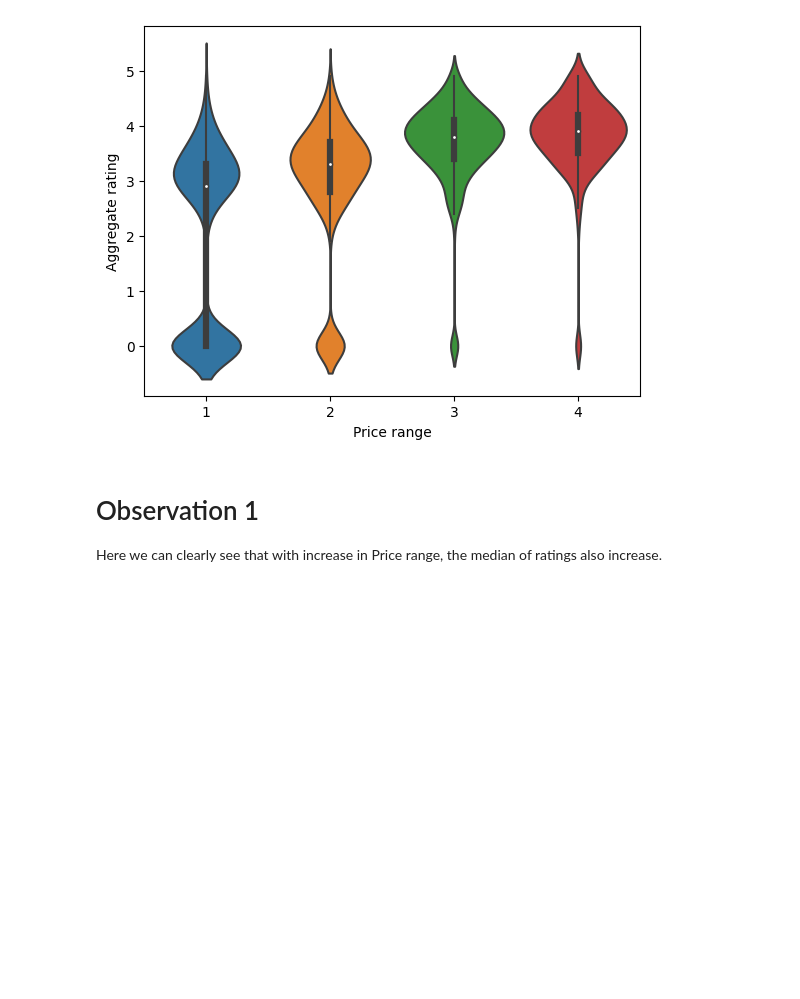
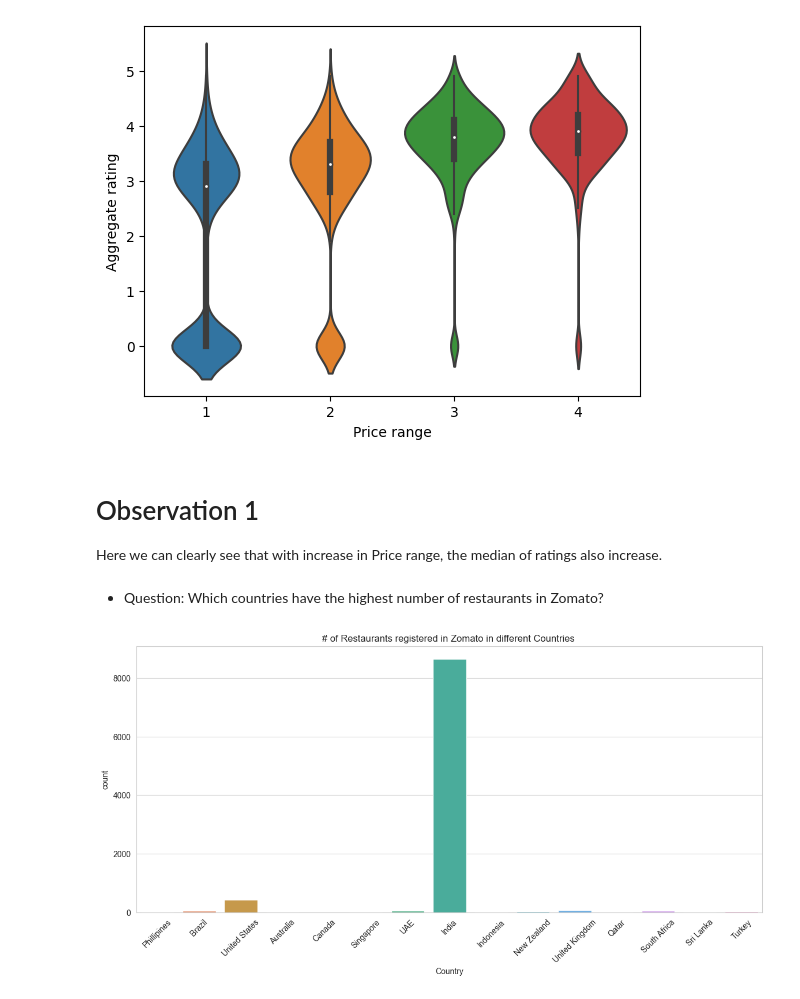
Before and after one commit to Rishiraj-singh7/Zomato-Restaurants-Data-Analysis, a Jupyter notebook: main.ipynb, the cells around one changed output. Cells and saved outputs as stored; diff of their text form; code cells hidden in the pictures; blank space fills up the shorter version.

```diff
--- a/main.ipynb
+++ b/main.ipynb
@@ -242,3 +242,20 @@ sns.violinplot(x='Price range', y='Aggregate rating', data = zomato_data)
 # %% [markdown]
  # Observation 1
 Here we can clearly see that with increase in Price range, the median of ratings also increase.
+# %% [markdown]
+* Question: Which countries have the highest number of restaurants in Zomato?
+# %%
+"""
+The background is whitegrid
+The figure size is 14*6
+The x-axis labels are written with a rotation of 45 degree
+setting the title to "# of Restaurants registered in Zomato in different Countries
+"""
+
+sns.set_style('whitegrid')
+plt.figure(figsize = (14,6))
+sns.countplot(x= 'Country', data=zomato_data)
+plt.xticks(rotation=45)
+plt.title("# of Restaurants registered in Zomato in different Countries ");
+# %% [output]
+[figure, added]
```
Also changed, not shown: parts of 20 cells of this notebook.
